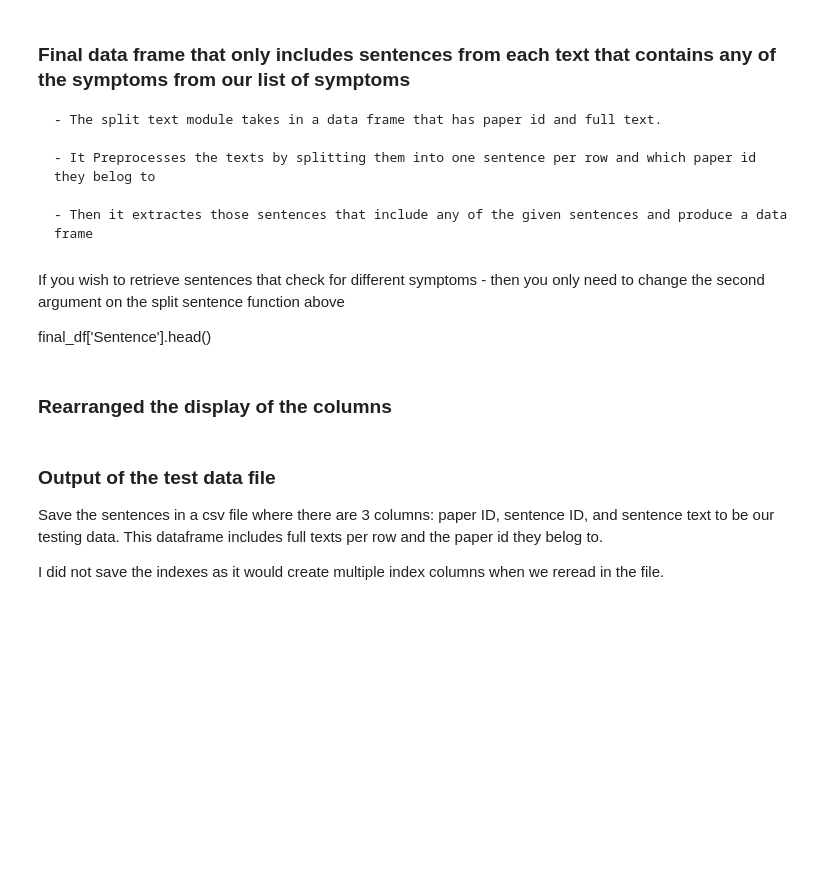
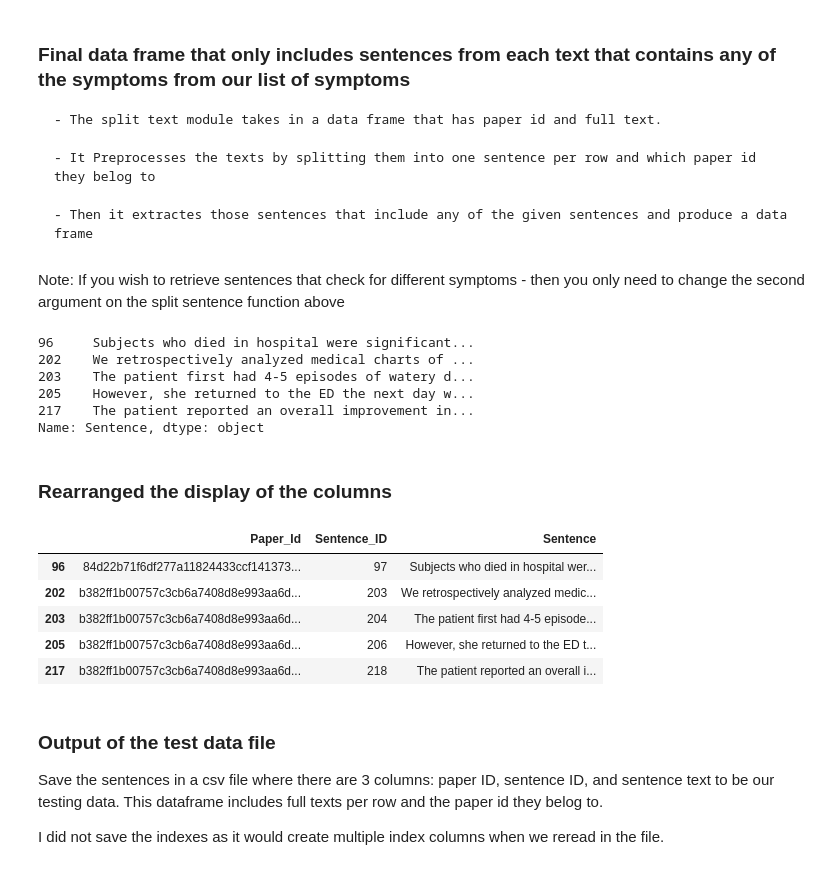
Before and after one commit to elif-tr/Covid19, a Jupyter notebook: Covid19-Project_original_to_work_on.ipynb, the cells around one changed output. Drawn from its saved outputs; the diff is of its cells as text; code cells hidden in the pictures; blank space fills up the shorter version.

```diff
--- a/Covid19-Project_original_to_work_on.ipynb
+++ b/Covid19-Project_original_to_work_on.ipynb
@@ -106,15 +109,31 @@ import split_text as sp
 
 final_df = sp.sentence_w_symptoms(sp.split_sentences(df_no_title), symptoms)
 # %% [markdown]
-If you wish to retrieve sentences that check for different symptoms - then you only need to change the second argument on the split sentence function above
-
-final_df['Sentence'].head()
+Note: If you wish to retrieve sentences that check for different symptoms - then you only need to change the second argument on the split sentence function above
+# %%
+final_df['Sentence'].head()
+# %% [output]
+96     Subjects who died in hospital were significant...
+202    We retrospectively analyzed medical charts of ...
+203    The patient first had 4-5 episodes of watery d...
+205    However, she returned to the ED the next day w...
+217    The patient reported an overall improvement in...
+Name: Sentence, dtype: object
 # %% [markdown]
 ### Rearranged the display of the columns
 # %%
 columnsTitles = ['Paper_Id', 'Sentence_ID', 'Sentence']
 
 covid_df = final_df.reindex(columns=columnsTitles)
+# %%
+covid_df.head()
+# %% [output]
+|  | Paper_Id | Sentence_ID | Sentence |
+| 96 | 84d22b71f6df277a11824433ccf141373... | 97 | Subjects who died in hospital wer... |
+| 202 | b382ff1b00757c3cb6a7408d8e993aa6d... | 203 | We retrospectively analyzed medic... |
+| 203 | b382ff1b00757c3cb6a7408d8e993aa6d... | 204 | The patient first had 4-5 episode... |
+| 205 | b382ff1b00757c3cb6a7408d8e993aa6d... | 206 | However, she returned to the ED t... |
+| 217 | b382ff1b00757c3cb6a7408d8e993aa6d... | 218 | The patient reported an overall i... |
 # %% [markdown]
 ### Output of the test data file
 
```
Also changed, not shown: parts of 42 cells of this notebook.
